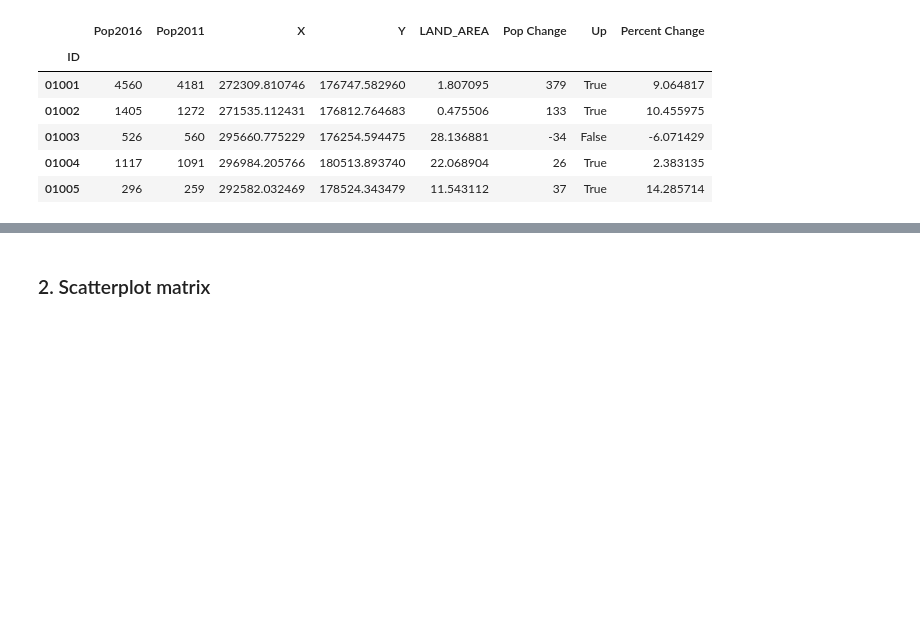
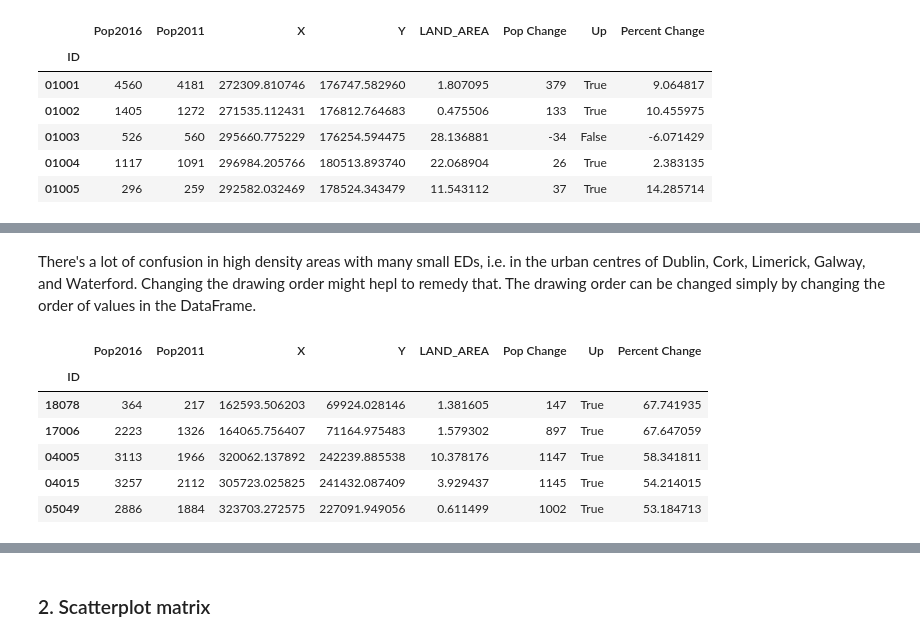
Before and after one commit to fod/fundamentals-data-analysis, a Jupyter notebook: pyplot.ipynb, the cells around one changed output, grey strips where cells are left out. Saved outputs shown, nothing was run; the diff lists cells and outputs as text; code cells hidden in the pictures; blank space fills up the shorter version.

```diff
--- a/pyplot.ipynb
+++ b/pyplot.ipynb
@@ -134,0 +146,13 @@ pop.head()
+# %% [markdown]
+There's a lot of confusion in high density areas with many small EDs, i.e. in the urban centres of Dublin, Cork, Limerick, Galway, and Waterford. Changing the drawing order might hepl to remedy that. The drawing order can be changed simply by changing the order of values in the DataFrame.
+# %%
+sorted_pop = pop.sort_values(by='Percent Change', key=abs, ascending=False)
+sorted_pop.head()
+# %% [output]
+|  | Pop2016 | Pop2011 | X | Y | LAND_AREA | Pop Change | Up | Percent Change |
+| ID |  |  |  |  |  |  |  |  |
+| 18078 | 364 | 217 | 162593.506203 | 69924.028146 | 1.381605 | 147 | True | 67.741935 |
+| 17006 | 2223 | 1326 | 164065.756407 | 71164.975483 | 1.579302 | 897 | True | 67.647059 |
+| 04005 | 3113 | 1966 | 320062.137892 | 242239.885538 | 10.378176 | 1147 | True | 58.341811 |
+| 04015 | 3257 | 2112 | 305723.025825 | 241432.087409 | 3.929437 | 1145 | True | 54.214015 |
+| 05049 | 2886 | 1884 | 323703.272575 | 227091.949056 | 0.611499 | 1002 | True | 53.184713 |
```
Also changed, not shown: parts of 3 cells of this notebook.
